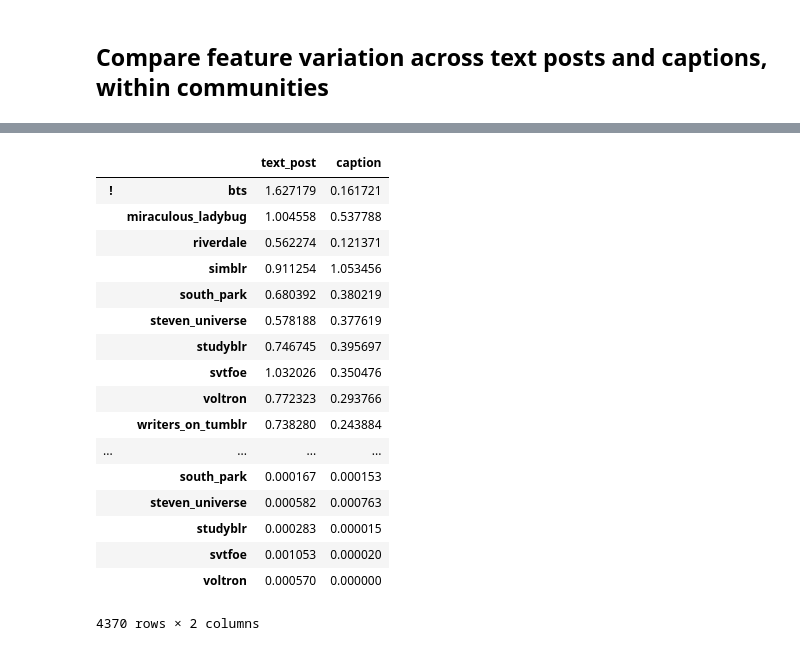
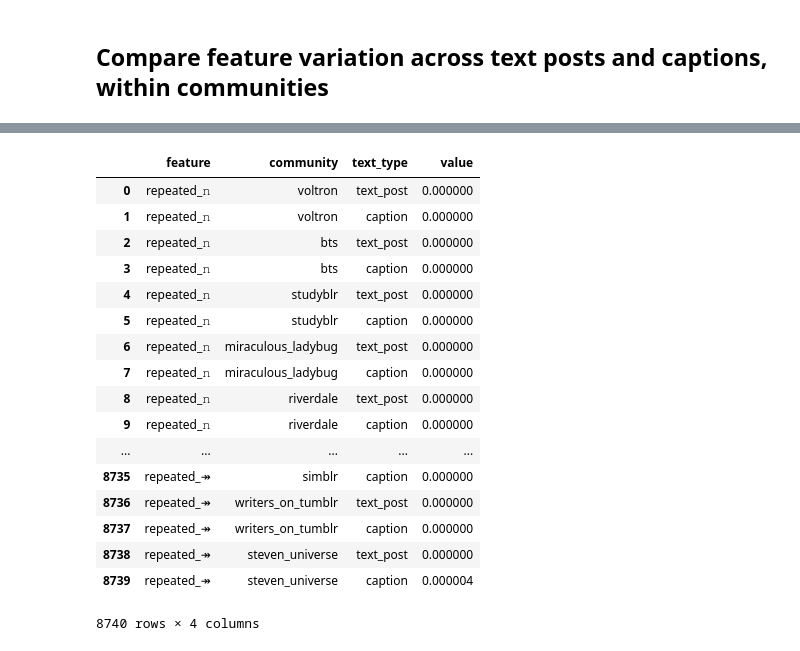
Before and after one commit to michaelmilleryoder/tumblr-scripts, a Jupyter notebook: jupyter/style_features_stats.ipynb, the cells around one changed output, grey strips where cells are left out. Drawn from its saved outputs; the diff is of its cells as text; code cells hidden in the pictures.

Commit message:
Fixed preprocessing bugs, combine text posts scripts

```diff
--- a/jupyter/style_features_stats.ipynb
+++ b/jupyter/style_features_stats.ipynb
@@ -330,27 +425,35 @@ for d, text_type in zip([textposts, captions], ['text_post', 'caption']):
 [interactive output not drawn]
 [interactive output not drawn]
 # %%
-feat_comm_avgs = pd.DataFrame.from_dict({(f,c): feature_comm_avgs[f][c]
+# feat_comm_avgs = pd.DataFrame.from_dict({(f,c): feature_comm_avgs[f][c]
+#                                         for f in feature_comm_avgs.keys()
+#                                         for c in feature_comm_avgs[f].keys()},
+#                                         orient='index')
+
+feat_comm_avgs = pd.DataFrame([[f, c, t, feature_comm_avgs[f][c][t]]
                                         for f in feature_comm_avgs.keys()
-                                        for c in feature_comm_avgs[f].keys()},
-                                        orient='index')
+                                        for c in feature_comm_avgs[f].keys()
+                                        for t in feature_comm_avgs[f][c].keys()
+                                ],
+                                        columns = ['feature', 'community', 'text_type', 'value']
+                                        )
 feat_comm_avgs
 # %% [output]
-|  |  | text_post | caption |
-| ! | bts | 1.627179 | 0.161721 |
-|  | miraculous_ladybug | 1.004558 | 0.537788 |
-|  | riverdale | 0.562274 | 0.121371 |
-|  | simblr | 0.911254 | 1.053456 |
-|  | south_park | 0.680392 | 0.380219 |
-|  | steven_universe | 0.578188 | 0.377619 |
-|  | studyblr | 0.746745 | 0.395697 |
-|  | svtfoe | 1.032026 | 0.350476 |
-|  | voltron | 0.772323 | 0.293766 |
-|  | writers_on_tumblr | 0.738280 | 0.243884 |
-| ... | ... | ... | ... |
-|  | south_park | 0.000167 | 0.000153 |
-|  | steven_universe | 0.000582 | 0.000763 |
-|  | studyblr | 0.000283 | 0.000015 |
-|  | svtfoe | 0.001053 | 0.000020 |
-|  | voltron | 0.000570 | 0.000000 |
+|  | feature | community | text_type | value |
+| 0 | repeated_𝚗 | voltron | text_post | 0.000000 |
+| 1 | repeated_𝚗 | voltron | caption | 0.000000 |
+| 2 | repeated_𝚗 | bts | text_post | 0.000000 |
+| 3 | repeated_𝚗 | bts | caption | 0.000000 |
+| 4 | repeated_𝚗 | studyblr | text_post | 0.000000 |
+| 5 | repeated_𝚗 | studyblr | caption | 0.000000 |
+| 6 | repeated_𝚗 | miraculous_ladybug | text_post | 0.000000 |
+| 7 | repeated_𝚗 | miraculous_ladybug | caption | 0.000000 |
+| 8 | repeated_𝚗 | riverdale | text_post | 0.000000 |
+| 9 | repeated_𝚗 | riverdale | caption | 0.000000 |
+| ... | ... | ... | ... | ... |
+| 8735 | repeated_↠ | simblr | caption | 0.000000 |
+| 8736 | repeated_↠ | writers_on_tumblr | text_post | 0.000000 |
+| 8737 | repeated_↠ | writers_on_tumblr | caption | 0.000000 |
+| 8738 | repeated_↠ | steven_universe | text_post | 0.000000 |
+| 8739 | repeated_↠ | steven_universe | caption | 0.000004 |
-4370 rows × 2 columns
+8740 rows × 4 columns
```
Also changed, not shown: parts of 17 cells of this notebook, 1 other file.
